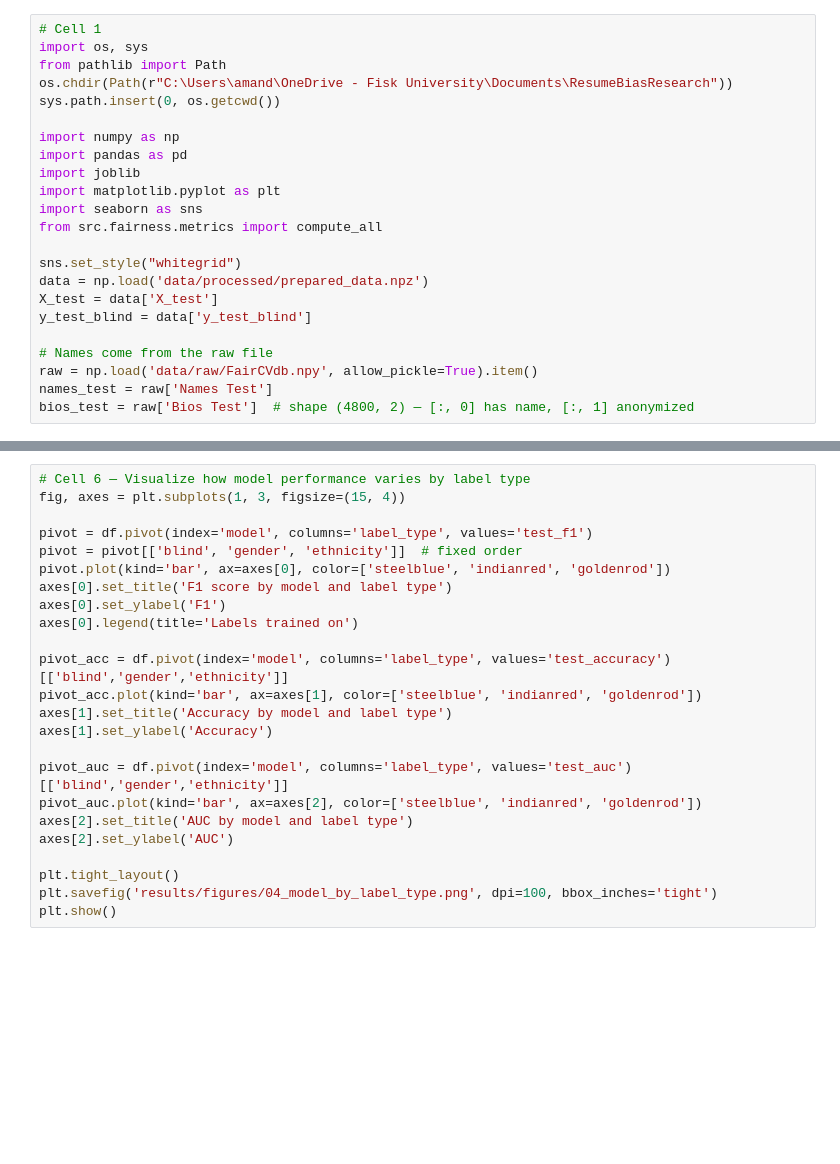
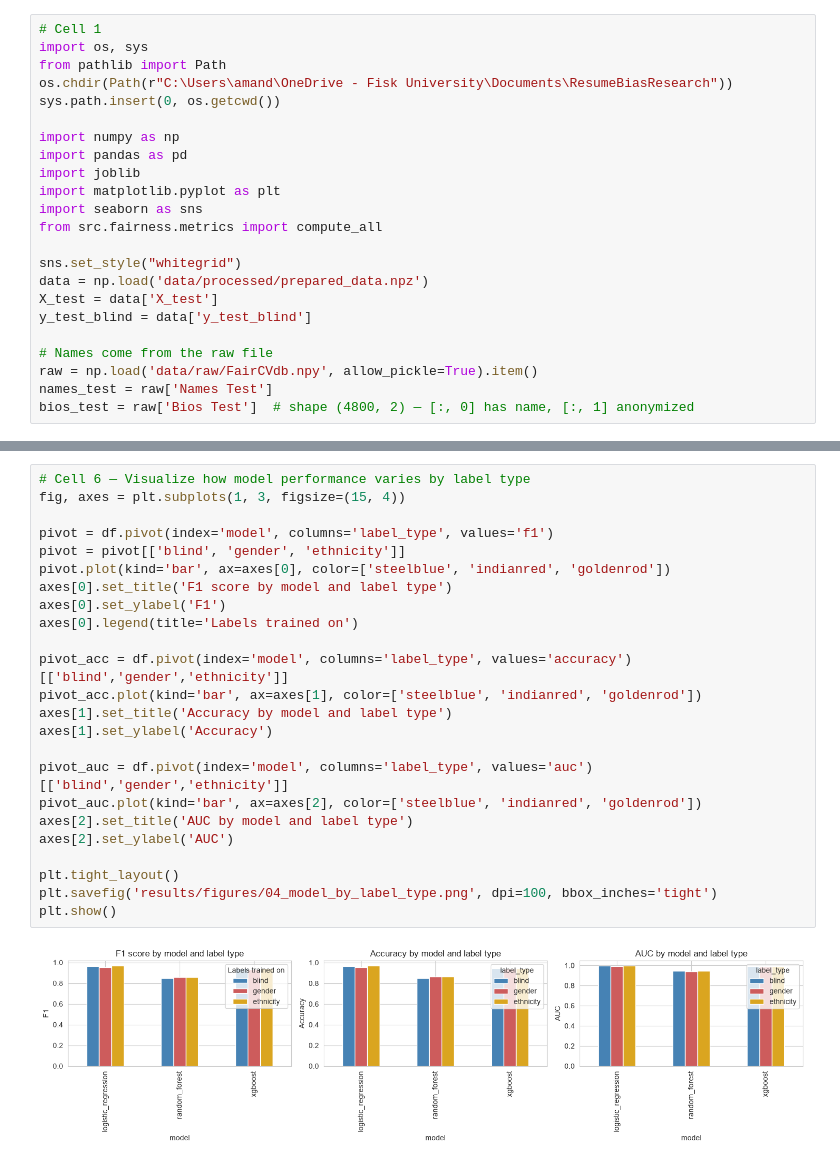
Before and after one commit to Amanda-Eni/ResumeBiasResearch, a Jupyter notebook: notebooks/03_bias_experiment.ipynb, the cells around one changed output, grey strips where cells are left out. Cells and saved outputs as stored; diff of their text form; blank space fills up the shorter version.

```diff
--- a/notebooks/03_bias_experiment.ipynb
+++ b/notebooks/03_bias_experiment.ipynb
@@ -114,24 +139,26 @@ df.to_csv('results/tables/model_by_label_type.csv', index=False)
 # %%
 # Cell 6 — Visualize how model performance varies by label type
 fig, axes = plt.subplots(1, 3, figsize=(15, 4))
 
-pivot = df.pivot(index='model', columns='label_type', values='test_f1')
-pivot = pivot[['blind', 'gender', 'ethnicity']]  # fixed order
+pivot = df.pivot(index='model', columns='label_type', values='f1')
+pivot = pivot[['blind', 'gender', 'ethnicity']]
 pivot.plot(kind='bar', ax=axes[0], color=['steelblue', 'indianred', 'goldenrod'])
 axes[0].set_title('F1 score by model and label type')
 axes[0].set_ylabel('F1')
 axes[0].legend(title='Labels trained on')
 
-pivot_acc = df.pivot(index='model', columns='label_type', values='test_accuracy')[['blind','gender','ethnicity']]
+pivot_acc = df.pivot(index='model', columns='label_type', values='accuracy')[['blind','gender','ethnicity']]
 pivot_acc.plot(kind='bar', ax=axes[1], color=['steelblue', 'indianred', 'goldenrod'])
 axes[1].set_title('Accuracy by model and label type')
 axes[1].set_ylabel('Accuracy')
 
-pivot_auc = df.pivot(index='model', columns='label_type', values='test_auc')[['blind','gender','ethnicity']]
+pivot_auc = df.pivot(index='model', columns='label_type', values='auc')[['blind','gender','ethnicity']]
 pivot_auc.plot(kind='bar', ax=axes[2], color=['steelblue', 'indianred', 'goldenrod'])
 axes[2].set_title('AUC by model and label type')
 axes[2].set_ylabel('AUC')
 
 plt.tight_layout()
 plt.savefig('results/figures/04_model_by_label_type.png', dpi=100, bbox_inches='tight')
 plt.show()
+# %% [output]
+[figure, added]
```
Also changed, not shown: parts of 4 cells of this notebook, 6 other files.
